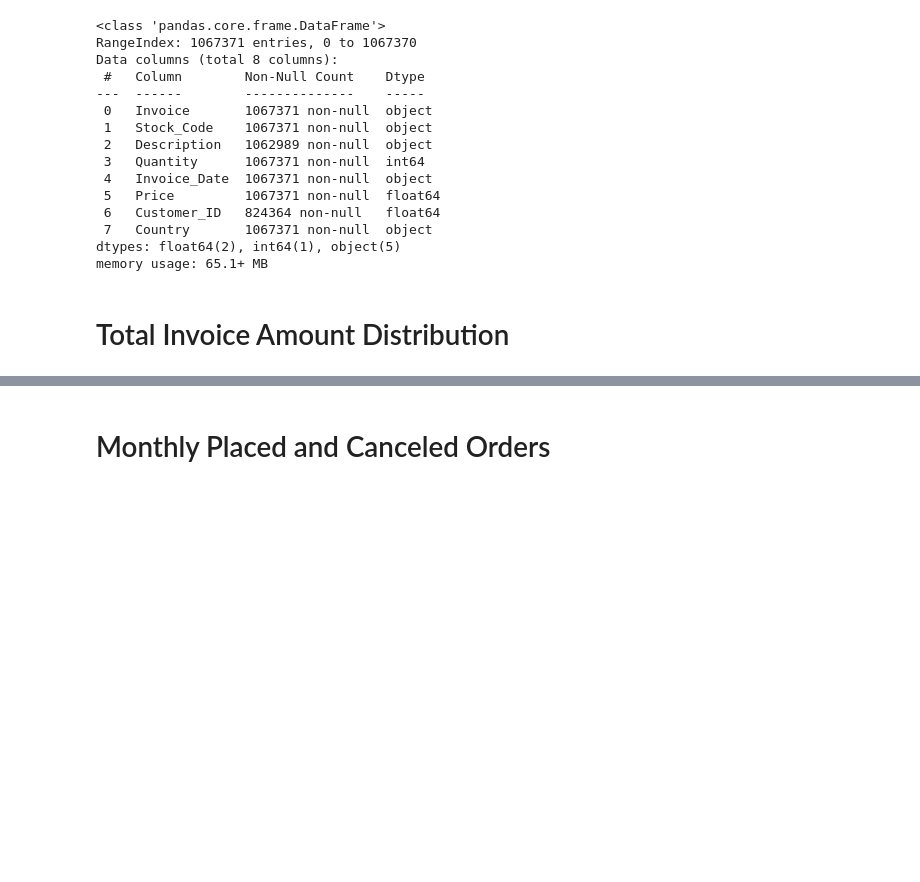
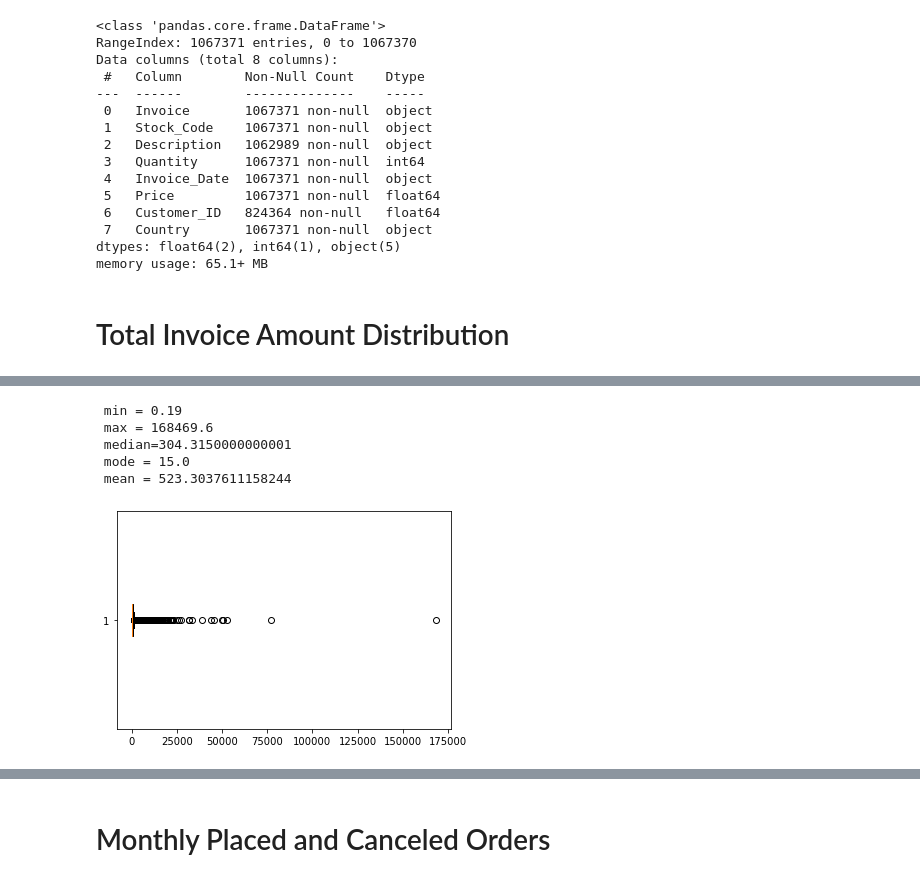
Before and after one commit to jarviscanada/jarvis_data_eng_NaimSyed, a Jupyter notebook: python_data_analytics/python_data_wrangling/retail_data_analytics_wrangling.ipynb, the cells around one changed output, grey strips where cells are left out. Drawn from its saved outputs; the diff is of its cells as text; code cells hidden in the pictures; blank space fills up the shorter version.

```diff
--- a/python_data_analytics/python_data_wrangling/retail_data_analytics_wrangling.ipynb
+++ b/python_data_analytics/python_data_wrangling/retail_data_analytics_wrangling.ipynb
@@ -156,3 +151,5 @@ retail_df.astype({""})
+# %%
+retail_df["Invoice_Date"]=pd.to_datetime(retail_df["Invoice_Date"])
 # %% [markdown]
 # Total Invoice Amount Distribution
 # %% [markdown]
@@ -173,3 +170,5 @@ retail_df.astype({""})
 ---
 # %%
 # Write your code in one or more cells (please remove this line from your notebook)
+filtered_df = retail_df[(retail_df["Quantity"]>0) & (retail_df["Price"]>0)].copy()
+filtered_df.describe()
@@ -175,0 +185,24 @@ retail_df.astype({""})
+# %%
+filtered_df["Invoice_Amount"]=filtered_df["Quantity"]*filtered_df["Price"]
+# %%
+invoice_totals=filtered_df[["Invoice","Invoice_Amount"]].groupby("Invoice").sum()
+# %%
+##Min Max Mode Mean Median
+invoice_min = invoice_totals["Invoice_Amount"].min()
+invoice_max = invoice_totals["Invoice_Amount"].max()
+invoice_median = invoice_totals["Invoice_Amount"].median()
+invoice_mode = invoice_totals["Invoice_Amount"].mode()[0]
+invoice_mean = invoice_totals["Invoice_Amount"].mean()
+
+print(f' min = {invoice_min} \n max = {invoice_max} \n median={invoice_median} \n mode = {invoice_mode} \n mean = {invoice_mean}')
+# %% [output]
+ min = 0.19
+ max = 168469.6
+ median=304.3150000000001
+ mode = 15.0
+ mean = 523.3037611158244
+# %%
+plt.boxplot(invoice_totals, vert = False)
+plt.show()
+# %% [output]
+[figure, added]
```
Also changed, not shown: parts of 61 cells of this notebook, 3 other files.
